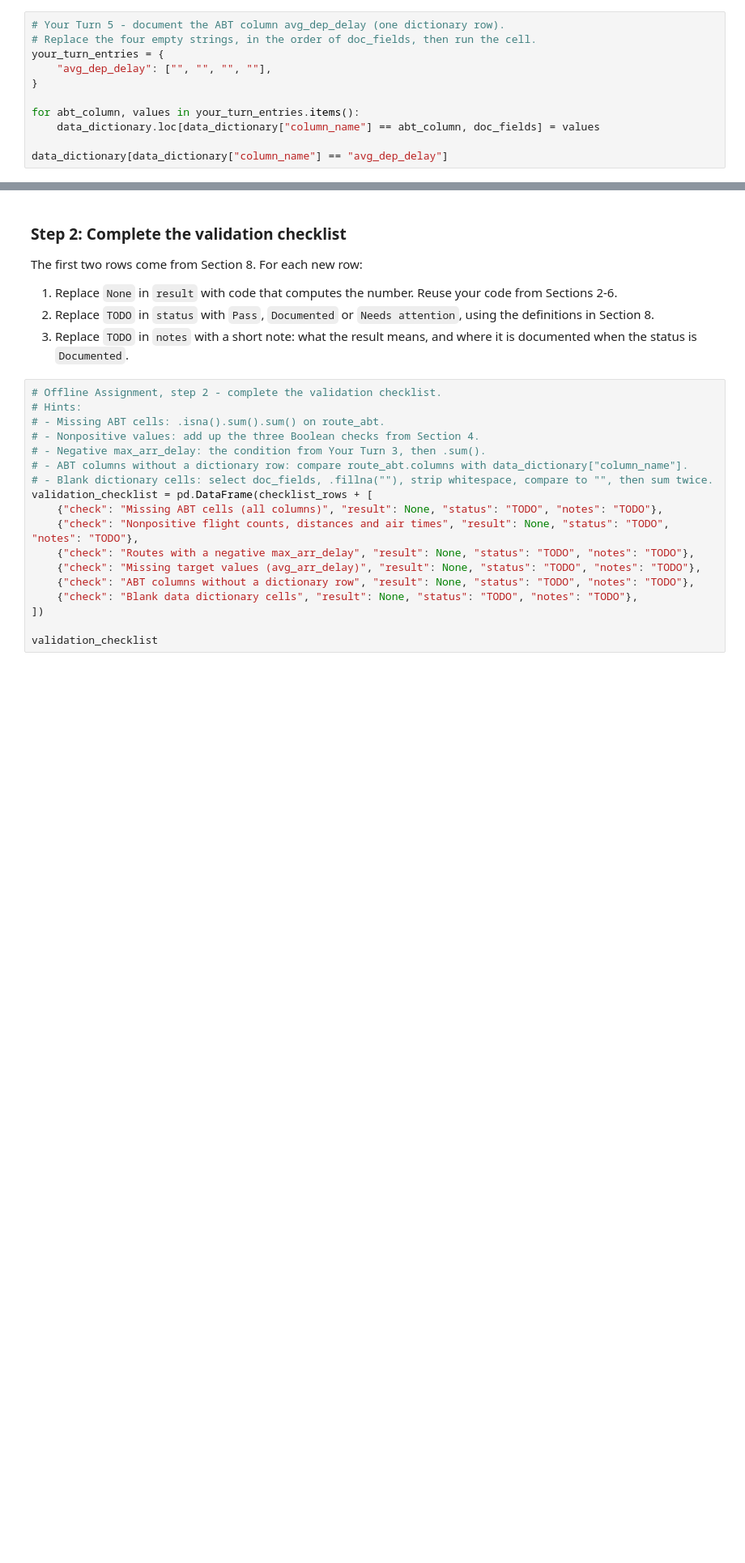
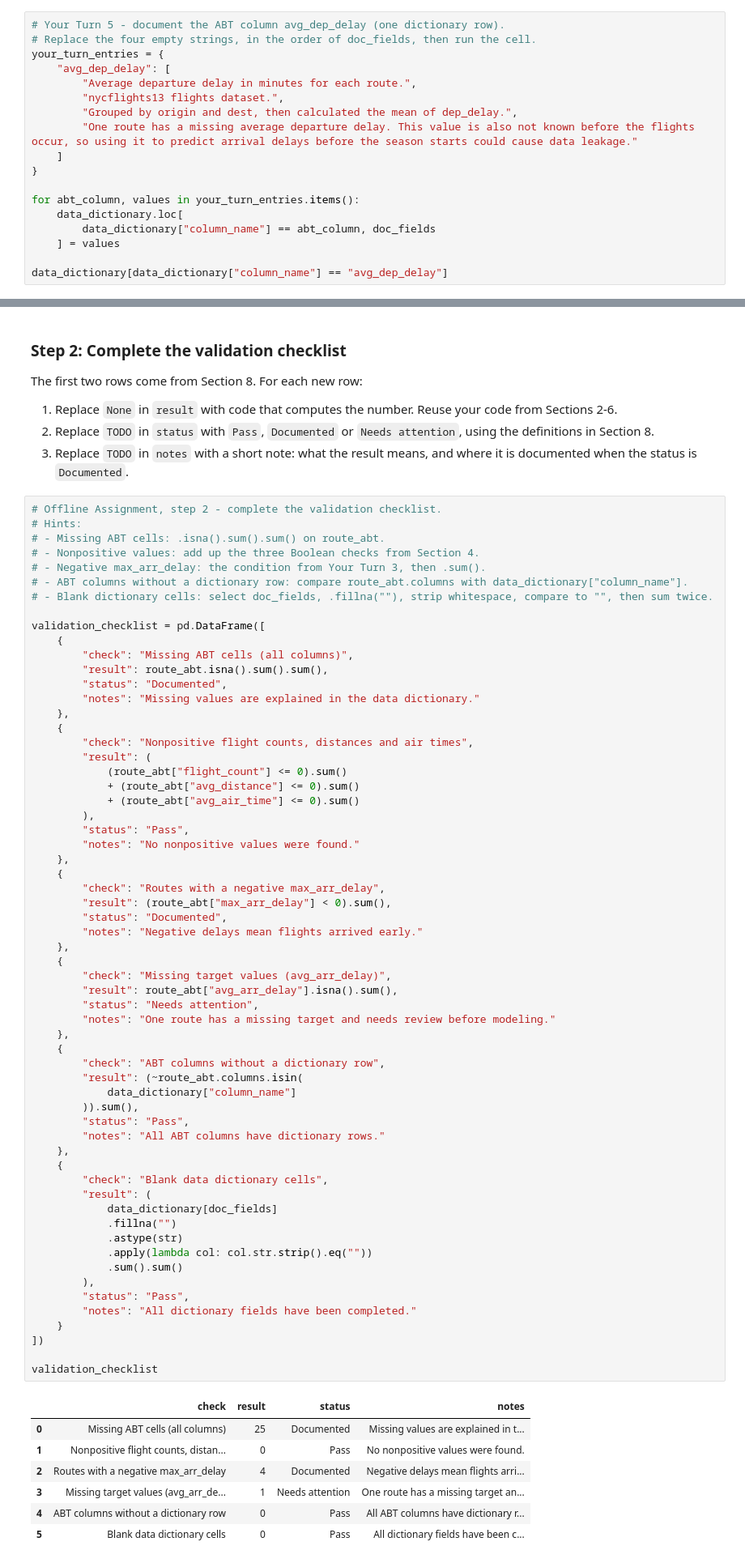
Before and after one commit to jford2001/BAN-6003---week-11, a Jupyter notebook: notebooks/module11_abt_documentation_guided_lab.ipynb, the cells around one changed output, grey strips where cells are left out. Shown at 81% size. Cells and saved outputs as stored; diff of their text form; blank space fills up the shorter version.

```diff
--- a/notebooks/module11_abt_documentation_guided_lab.ipynb
+++ b/notebooks/module11_abt_documentation_guided_lab.ipynb
@@ -395,10 +558,17 @@ In the offline assignment you will complete the dictionary rows for the five ABT
 # Your Turn 5 - document the ABT column avg_dep_delay (one dictionary row).
 # Replace the four empty strings, in the order of doc_fields, then run the cell.
 your_turn_entries = {
-    "avg_dep_delay": ["", "", "", ""],
+    "avg_dep_delay": [
+        "Average departure delay in minutes for each route.",
+        "nycflights13 flights dataset.",
+        "Grouped by origin and dest, then calculated the mean of dep_delay.",
+        "One route has a missing average departure delay. This value is also not known before the flights occur, so using it to predict arrival delays before the season starts could cause data leakage."
+    ]
 }
 
 for abt_column, values in your_turn_entries.items():
-    data_dictionary.loc[data_dictionary["column_name"] == abt_column, doc_fields] = values
+    data_dictionary.loc[
+        data_dictionary["column_name"] == abt_column, doc_fields
+    ] = values
 
 data_dictionary[data_dictionary["column_name"] == "avg_dep_delay"]
@@ -526,21 +725,72 @@ The first two rows come from Section 8. For each new row:
 # %%
 # Offline Assignment, step 2 - complete the validation checklist.
 # Hints:
 # - Missing ABT cells: .isna().sum().sum() on route_abt.
 # - Nonpositive values: add up the three Boolean checks from Section 4.
 # - Negative max_arr_delay: the condition from Your Turn 3, then .sum().
 # - ABT columns without a dictionary row: compare route_abt.columns with data_dictionary["column_name"].
 # - Blank dictionary cells: select doc_fields, .fillna(""), strip whitespace, compare to "", then sum twice.
-validation_checklist = pd.DataFrame(checklist_rows + [
-    {"check": "Missing ABT cells (all columns)", "result": None, "status": "TODO", "notes": "TODO"},
-    {"check": "Nonpositive flight counts, distances and air times", "result": None, "status": "TODO", "notes": "TODO"},
-    {"check": "Routes with a negative max_arr_delay", "result": None, "status": "TODO", "notes": "TODO"},
-    {"check": "Missing target values (avg_arr_delay)", "result": None, "status": "TODO", "notes": "TODO"},
-    {"check": "ABT columns without a dictionary row", "result": None, "status": "TODO", "notes": "TODO"},
-    {"check": "Blank data dictionary cells", "result": None, "status": "TODO", "notes": "TODO"},
+
+validation_checklist = pd.DataFrame([
+    {
+        "check": "Missing ABT cells (all columns)",
+        "result": route_abt.isna().sum().sum(),
+        "status": "Documented",
+        "notes": "Missing values are explained in the data dictionary."
+    },
+    {
+        "check": "Nonpositive flight counts, distances and air times",
+        "result": (
+            (route_abt["flight_count"] <= 0).sum()
+            + (route_abt["avg_distance"] <= 0).sum()
+            + (route_abt["avg_air_time"] <= 0).sum()
+        ),
+        "status": "Pass",
+        "notes": "No nonpositive values were found."
+    },
+    {
+        "check": "Routes with a negative max_arr_delay",
+        "result": (route_abt["max_arr_delay"] < 0).sum(),
+        "status": "Documented",
+        "notes": "Negative delays mean flights arrived early."
+    },
+    {
+        "check": "Missing target values (avg_arr_delay)",
+        "result": route_abt["avg_arr_delay"].isna().sum(),
+        "status": "Needs attention",
+        "notes": "One route has a missing target and needs review before modeling."
+    },
+    {
+        "check": "ABT columns without a dictionary row",
+        "result": (~route_abt.columns.isin(
+            data_dictionary["column_name"]
+        )).sum(),
+        "status": "Pass",
+        "notes": "All ABT columns have dictionary rows."
+    },
+    {
+        "check": "Blank data dictionary cells",
+        "result": (
+            data_dictionary[doc_fields]
+            .fillna("")
+            .astype(str)
+            .apply(lambda col: col.str.strip().eq(""))
+            .sum().sum()
+        ),
+        "status": "Pass",
+        "notes": "All dictionary fields have been completed."
+    }
 ])
 
 validation_checklist
+# %% [output]
+|  | check | result | status | notes |
+| 0 | Missing ABT cells (all columns) | 25 | Documented | Missing values are explained in t... |
+| 1 | Nonpositive flight counts, distan... | 0 | Pass | No nonpositive values were found. |
+| 2 | Routes with a negative max_arr_delay | 4 | Documented | Negative delays mean flights arri... |
+| 3 | Missing target values (avg_arr_de... | 1 | Needs attention | One route has a missing target an... |
+| 4 | ABT columns without a dictionary row | 0 | Pass | All ABT columns have dictionary r... |
+| 5 | Blank data dictionary cells | 0 | Pass | All dictionary fields have been c... |
 # %% [markdown]
 ### Step 3: Export the handoff files
 # %%
```
Also changed, not shown: parts of 29 cells of this notebook, 3 other files.
